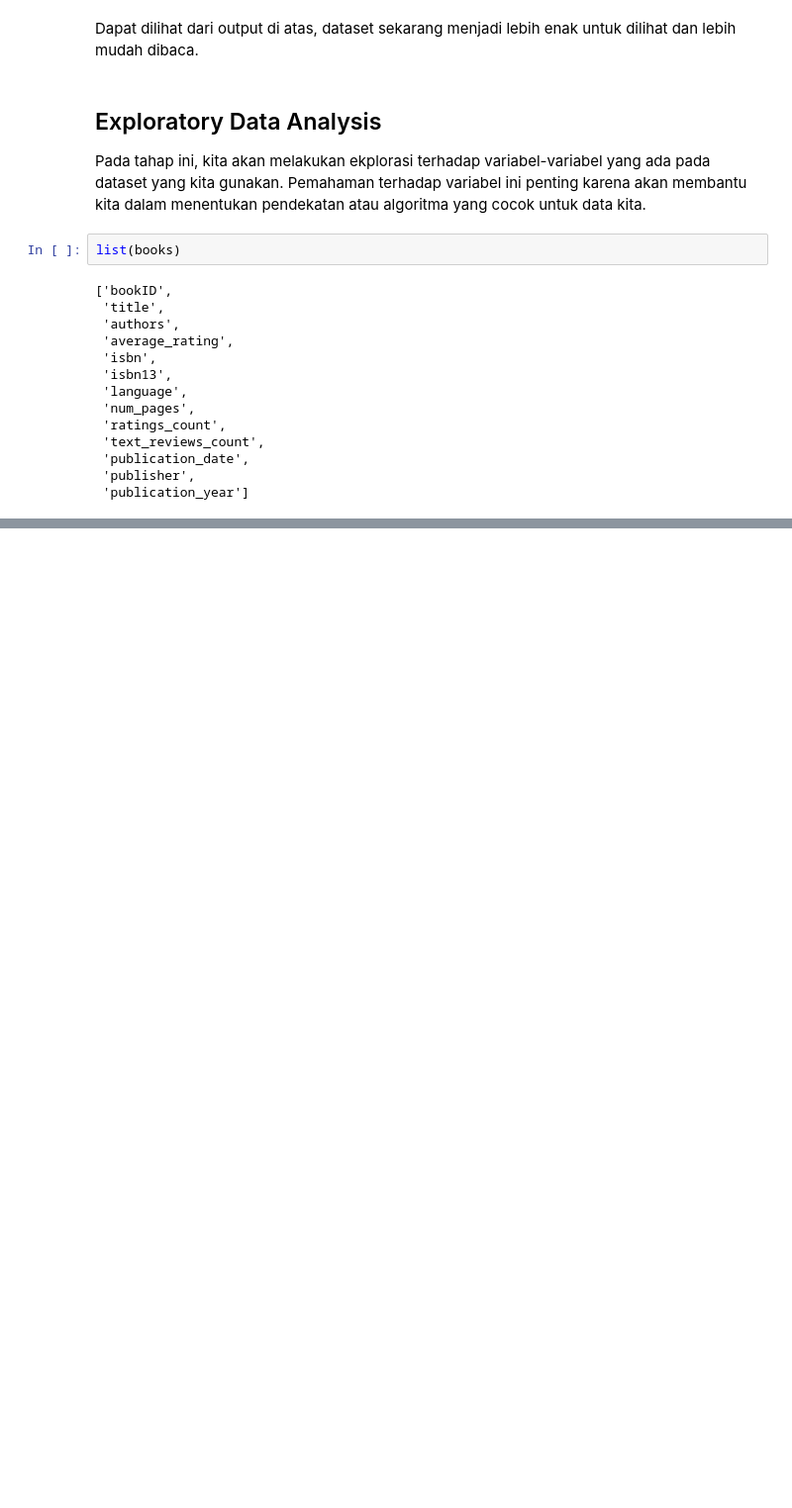
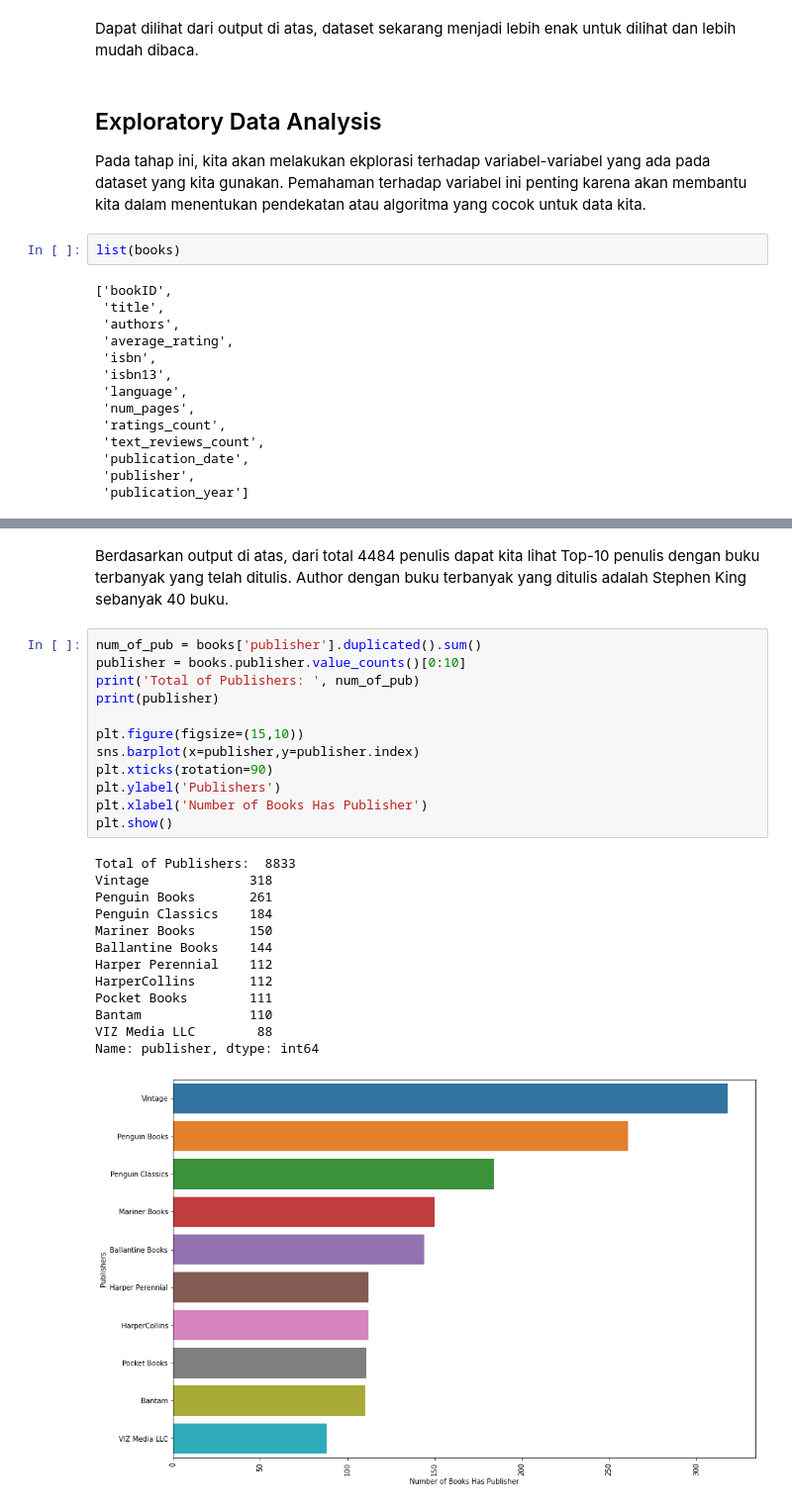
Before and after one commit to habibsatya/dicoding-training, a Jupyter notebook: code/books-recommendation.ipynb, the cells around one changed output, grey strips where cells are left out. Shown at 99% size. Saved outputs shown, nothing was run; the diff lists cells and outputs as text; blank space fills up the shorter version.

```diff
--- a/code/books-recommendation.ipynb
+++ b/code/books-recommendation.ipynb
@@ -285,0 +313,28 @@ list(books)
+# %% [markdown]
+Berdasarkan output di atas, dari total 4484 penulis dapat kita lihat Top-10 penulis dengan buku terbanyak yang telah ditulis. Author dengan buku terbanyak yang ditulis adalah Stephen King sebanyak 40 buku.
+# %%
+num_of_pub = books['publisher'].duplicated().sum()
+publisher = books.publisher.value_counts()[0:10]
+print('Total of Publishers: ', num_of_pub)
+print(publisher)
+
+plt.figure(figsize=(15,10))
+sns.barplot(x=publisher,y=publisher.index)
+plt.xticks(rotation=90)
+plt.ylabel('Publishers')
+plt.xlabel('Number of Books Has Publisher')
+plt.show()
+# %% [output]
+Total of Publishers:  8833
+Vintage             318
+Penguin Books       261
+Penguin Classics    184
+Mariner Books       150
+Ballantine Books    144
+Harper Perennial    112
+HarperCollins       112
+Pocket Books        111
+Bantam              110
+VIZ Media LLC        88
+Name: publisher, dtype: int64
+[figure, added]
```
Also changed, not shown: parts of 14 cells of this notebook.
